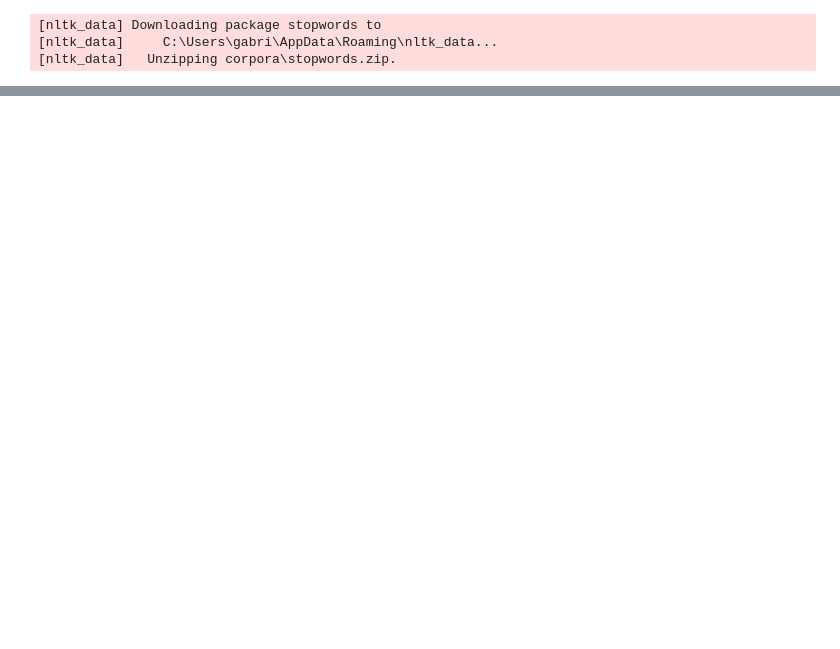
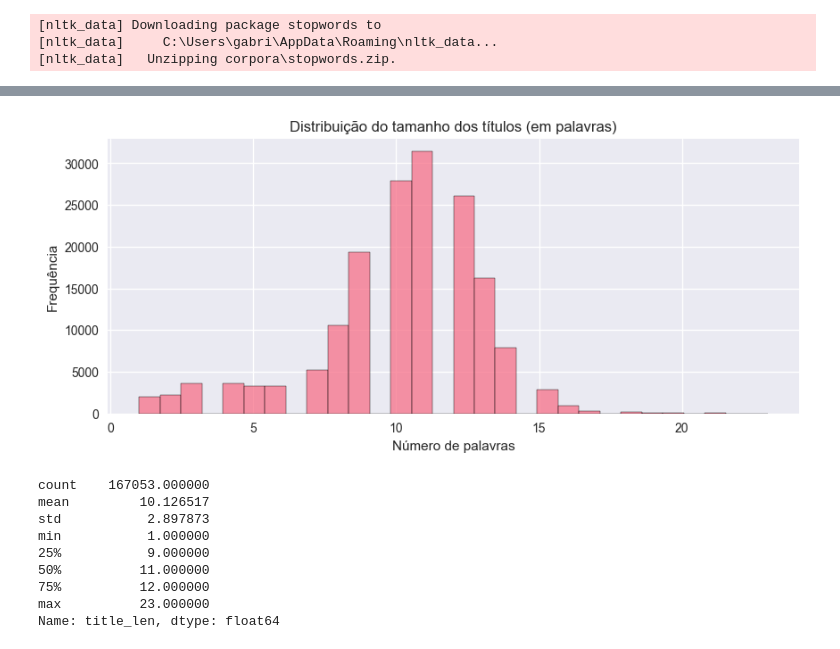
Before and after one commit to gabrielndo/news-classifier, a Jupyter notebook: notebooks/eda.ipynb, the cells around one changed output, grey strips where cells are left out. Cells and saved outputs as stored; diff of their text form; code cells hidden in the pictures; blank space fills up the shorter version.

```diff
--- a/notebooks/eda.ipynb
+++ b/notebooks/eda.ipynb
@@ -37,0 +140,22 @@ Primeiras Linhas:
+# %%
+df['title_len'] = df['title'].dropna().apply(lambda x: len(x.split()))
+
+plt.figure(figsize=(10, 4))
+sns.histplot(df['title_len'], bins=30)
+plt.title('Distribuição do tamanho dos títulos (em palavras)')
+plt.xlabel('Número de palavras')
+plt.ylabel('Frequência')
+plt.show()
+
+print(df['title_len'].describe())
+# %% [output]
+[figure, added]
+count    167053.000000
+mean         10.126517
+std           2.897873
+min           1.000000
+25%           9.000000
+50%          11.000000
+75%          12.000000
+max          23.000000
+Name: title_len, dtype: float64
```
Also changed, not shown: parts of 4 cells of this notebook, 2 other files.
